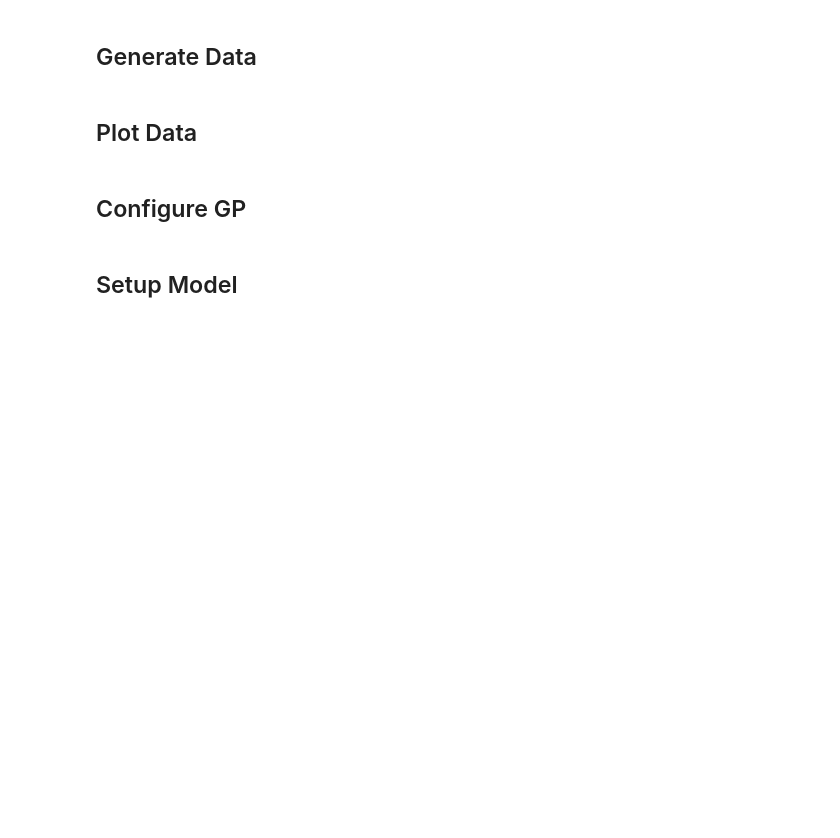
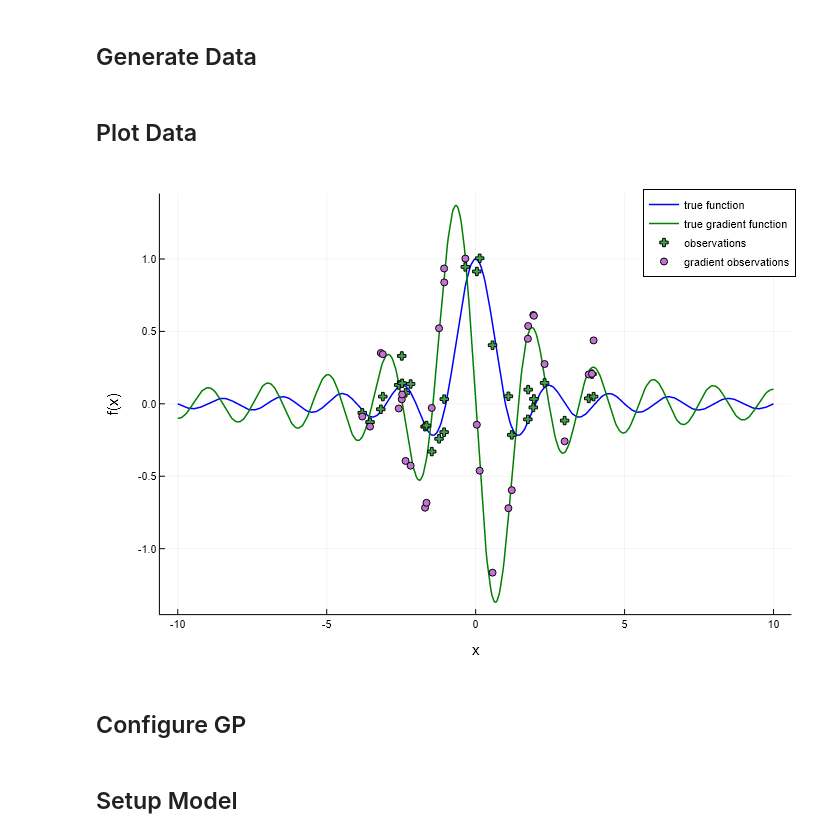
Before and after one commit to ReactiveBayes/RxGP.jl, a Jupyter notebook: examples/GP_Regression_AMF_Grads.ipynb, the cells around one changed output. Drawn from its saved outputs; the diff is of its cells as text; code cells hidden in the pictures; blank space fills up the shorter version.

```diff
--- a/examples/GP_Regression_AMF_Grads.ipynb
+++ b/examples/GP_Regression_AMF_Grads.ipynb
@@ -20,15 +20,19 @@ xmin, xmax = -4, 4  # Bounds of the data
 N = 30 # Number of samples
 xtrain = sort(rand(Uniform(xmin, xmax), N))
 xtrain_vv = [[xtrain[i]] for i in 1:N]
-xtest = collect(range(xmin-6, xmax+6; length=600));
-xtest_vv = [[xtest[i]] for i in 1:length(xtest)];
+xtest_plot = collect(range(xmin-6, xmax+6; length=600))
+xtest_plot_vv = [[xtest_plot[i]] for i in 1:length(xtest_plot)]
+xtest_smse = collect(range(xmin, xmax; length=600))
+xtest_smse_vv = [[xtest_smse[i]] for i in 1:length(xtest_smse)]
 precision = 100
-ytrain = sinc.(xtrain) + randn(N) * sqrt(1/precision);
-ytrain_vv = [[ytrain[i]] for i in 1:N];
-ωtrain = cosc.(xtrain) + randn(N) * sqrt(1/precision);
-ωtrain_vv = [[ωtrain[i]] for i in 1:N];
-f_true = sinc.(xtest);
-gf_true = cosc.(xtest);
+ytrain = sinc.(xtrain) + randn(N) * sqrt(1/precision)
+ytrain_vv = [[ytrain[i]] for i in 1:N]
+ωtrain = cosc.(xtrain) + randn(N) * sqrt(1/precision)
+ωtrain_vv = [[ωtrain[i]] for i in 1:N]
+f_true_plot = sinc.(xtest_plot)
+gf_true_plot = cosc.(xtest_plot)
+f_true_smse = sinc.(xtest_smse)
+gf_true_smse = cosc.(xtest_smse)
 
 # "Inducing Points";
 Nu = 20; # number of inducing points
@@ -37,12 +41,14 @@ Xu = [[collect(range(-4,4; length=Nu))[i]] for i in 1:Nu];
 ## Plot Data
 # %%
 "Data visualization";
-plot(xtest,f_true,linewidth=1.5,label="true function", color =:blue)
-plot!(xtest,gf_true,linewidth=1.5,label="true gradient function", color =:green)
-scatter!(xtrain,ytrain, alpha=1, label="observations", ms=3.5, marker=:cross, legend=:topright)
-scatter!(xtrain,ωtrain, alpha=1, label="gradient observations", ms=3.5, marker=:circle, legend=:topright)
+plot(xtest_plot, f_true_plot, linewidth=1.5, label="true function", color =:blue)
+plot!(xtest_plot, gf_true_plot, linewidth=1.5, label="true gradient function", color =:green)
+scatter!(xtrain, ytrain, alpha=1, label="observations", ms=3.5, marker=:cross, legend=:topright)
+scatter!(xtrain, ωtrain, alpha=1, label="gradient observations", ms=3.5, marker=:circle, legend=:topright)
 xlabel!("x")
 ylabel!("f(x)")
+# %% [output]
+[figure, added]
 # %% [markdown]
 ## Configure GP
 # %%
```
Also changed, not shown: parts of 11 cells of this notebook, 22 other files.
